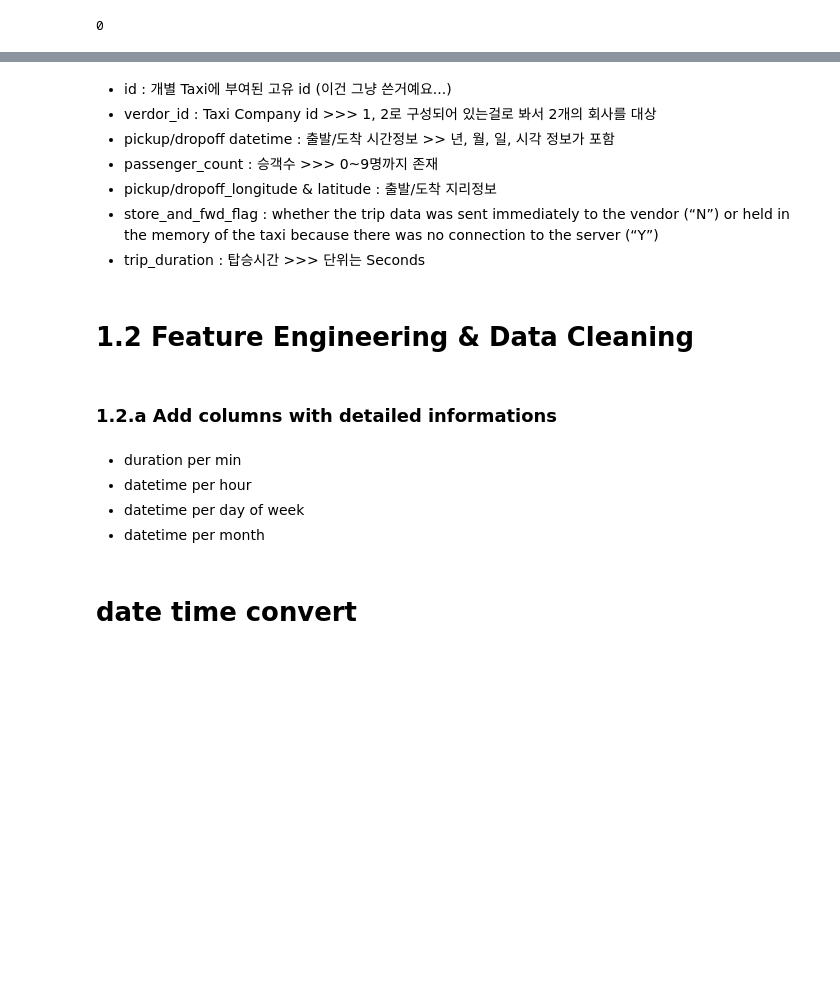
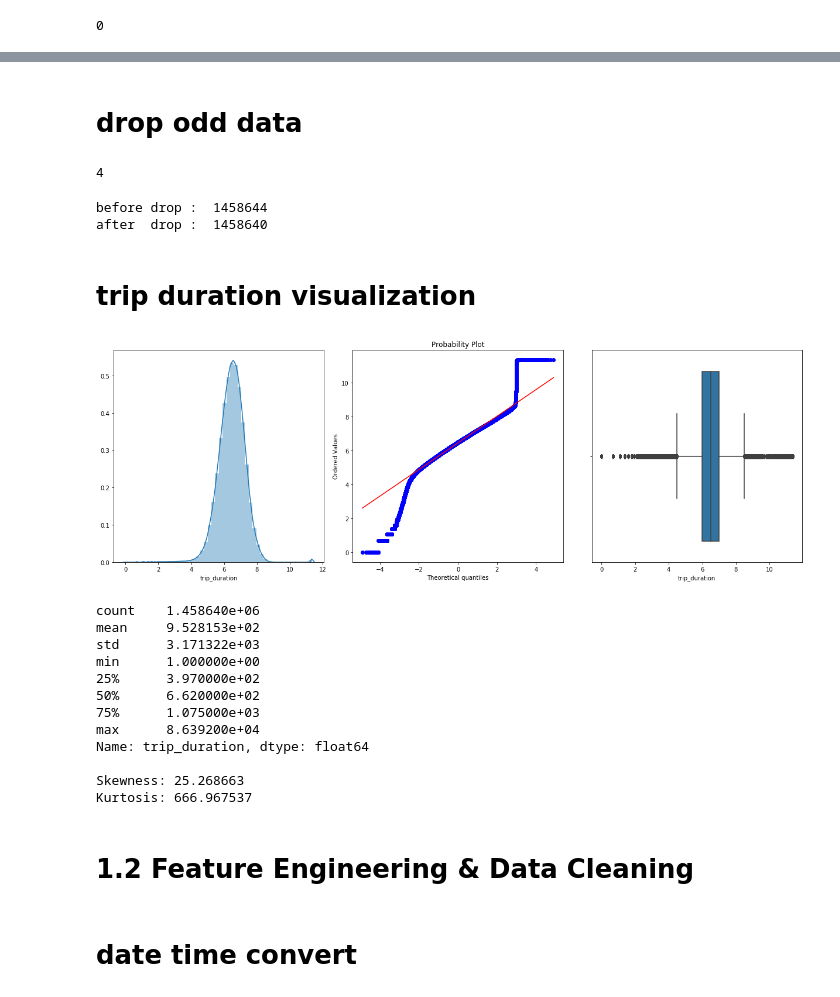
Before and after one commit to jungi21cc/taxi, a Jupyter notebook: JK/taxi_V5.0.ipynb, the cells around one changed output, grey strips where cells are left out. Cells and saved outputs as stored; diff of their text form; code cells hidden in the pictures; blank space fills up the shorter version.

```diff
--- a/JK/taxi_V5.0.ipynb
+++ b/JK/taxi_V5.0.ipynb
@@ -215,20 +202,54 @@ if len(train_d) == 0:
-# %% [markdown]
-- id : 개별 Taxi에 부여된 고유 id (이건 그냥 쓴거예요...)
-- verdor_id : Taxi Company id >>>  1, 2로 구성되어 있는걸로 봐서 2개의 회사를 대상
-- pickup/dropoff datetime : 출발/도착 시간정보 >> 년, 월, 일, 시각 정보가 포함
-- passenger_count : 승객수 >>> 0~9명까지 존재
-- pickup/dropoff_longitude & latitude : 출발/도착 지리정보
-- store_and_fwd_flag : whether the trip data was sent immediately to the vendor (“N”) or held in the memory of the taxi because there was no connection to the server (“Y”)
-- trip_duration : 탑승시간 >>> 단위는 Seconds
+# %% [markdown]
+# drop odd data
+# %%
+#drop 100,000 duration time data
+print(len(train.loc[train.trip_duration > 100000]))
+# %% [output]
+4
+# %%
+print("before drop : ", len(train))
+train = train[train["trip_duration"] < 100000]
+print("after  drop : ", len(train))
+# %% [output]
+before drop :  1458644
+after  drop :  1458640
+# %% [markdown]
+# trip duration visualization
+# %%
+#logigramatic trip duration data
+plt.figure(figsize=(17,6))
+
+plt.subplot(131)
+sns.distplot(np.log(train["trip_duration"]))
+
+plt.subplot(132)
+stats.probplot(np.log(train["trip_duration"]), plot=plt)
+
+plt.subplot(133)
+sns.boxplot(np.log(train["trip_duration"]))
+plt.tight_layout()
+plt.show()
+
+print(train["trip_duration"].describe(),"\n")
+
+print("Skewness: %f" % train['trip_duration'].skew())
+print("Kurtosis: %f" % train['trip_duration'].kurt())
+# %% [output]
+[figure, added]
+count    1.458640e+06
+mean     9.528153e+02
+std      3.171322e+03
+min      1.000000e+00
+25%      3.970000e+02
+50%      6.620000e+02
+75%      1.075000e+03
+max      8.639200e+04
+Name: trip_duration, dtype: float64
+
+Skewness: 25.268663
+Kurtosis: 666.967537
 # %% [markdown]
 # 1.2 Feature Engineering & Data Cleaning
-# %% [markdown]
-### 1.2.a Add columns with detailed informations
-# %% [markdown]
-- duration per min
-- datetime per hour
-- datetime per day of week
-- datetime per month
 # %% [markdown]
 # date time convert
 # %%
```
Also changed, not shown: parts of 95 cells of this notebook.
